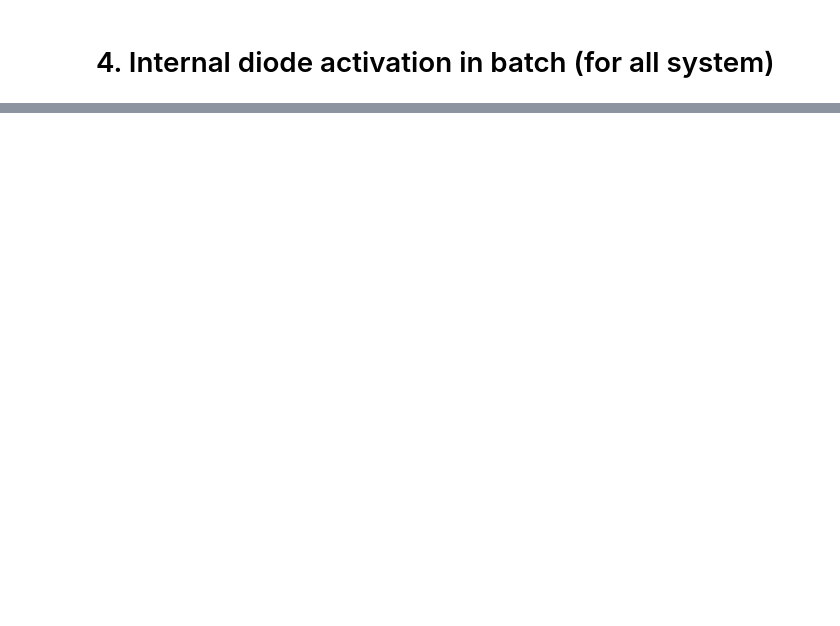
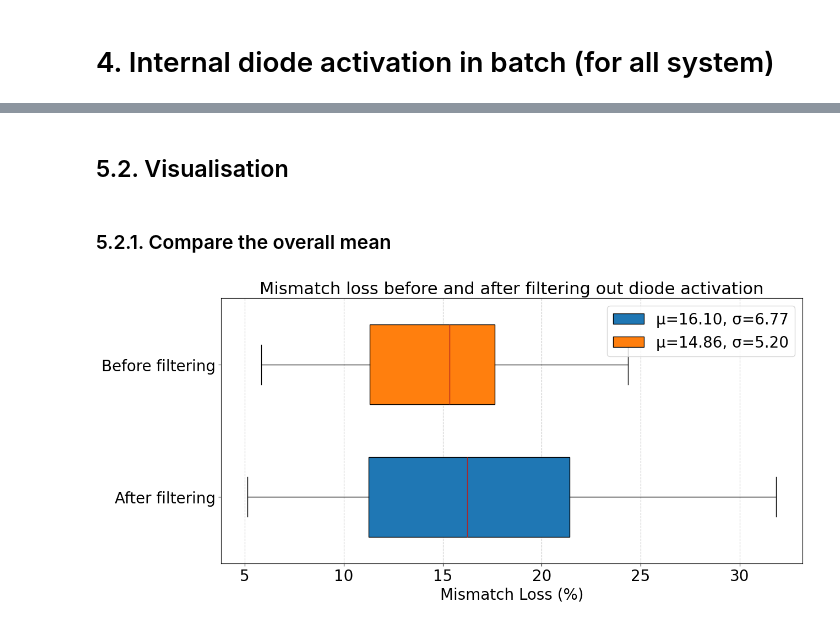
Before and after one commit to sijinwnag/24_09_24_Solar_Edge, a Jupyter notebook: Code/25_05_01_Mismatch_results_analyser.ipynb, the cells around one changed output, grey strips where cells are left out. Saved outputs shown, nothing was run; the diff lists cells and outputs as text; code cells hidden in the pictures; blank space fills up the shorter version.

```diff
--- a/Code/25_05_01_Mismatch_results_analyser.ipynb
+++ b/Code/25_05_01_Mismatch_results_analyser.ipynb
@@ -1683,0 +1765,54 @@ for site_id in site_ids:
+# %% [markdown]
+## 5.2. Visualisation
+# %% [markdown]
+### 5.2.1. Compare the overall mean
+# %%
+# read the mismatch loss csv file without diode activation
+mismatch_loss_df = output_zone_file
+
+# plot the boxplot
+# column: mean Mismatch no diode (%)
+# column: mean Mismatch Loss (%)
+# ...existing code before the boxplot...
+plt.figure(figsize=long_hoz_figsize)
+data = [
+    zone_df['mean Mismatch no diode (%)'].dropna(),
+    zone_df['Mean Mismatch Loss (%)'].dropna()
+]
+labels = ['After filtering', 'Before filtering']
+bplot = plt.boxplot(
+    data,
+    vert=False,
+    labels=labels,
+    widths=0.6,
+    patch_artist=True,
+    boxprops=dict(edgecolor='k'),
+    medianprops=dict(color='firebrick')
+)
+# colour each box differently
+colors = ['C0', 'C1']
+for patch, color in zip(bplot['boxes'], colors):
+    patch.set_facecolor(color)
+
+# compute mean and std
+m1, s1 = data[0].mean(), data[0].std()
+m2, s2 = data[1].mean(), data[1].std()
+
+handles = [
+    mpatches.Patch(facecolor=colors[0], edgecolor='k',
+                   label=f"μ={m1:.2f}, σ={s1:.2f}"),
+    mpatches.Patch(facecolor=colors[1], edgecolor='k',
+                   label=f"μ={m2:.2f}, σ={s2:.2f}")
+]
+plt.legend(handles=handles, fontsize=axis_num_size, loc='upper right')
+
+plt.title('Mismatch loss before and after filtering out diode activation', fontsize=title_size)
+plt.xlabel('Mismatch Loss (%)', fontsize=axis_label_size)
+plt.grid(axis='x', linestyle='--', alpha=0.7)
+plt.tight_layout()
+plt.xticks(fontsize=axis_num_size)
+plt.tick_params(axis='both', labelsize=axis_num_size)
+plt.show()
+# ...existing code after the boxplot...
+# %% [output]
+[figure, added]
```
Also changed, not shown: parts of 23 cells of this notebook.
